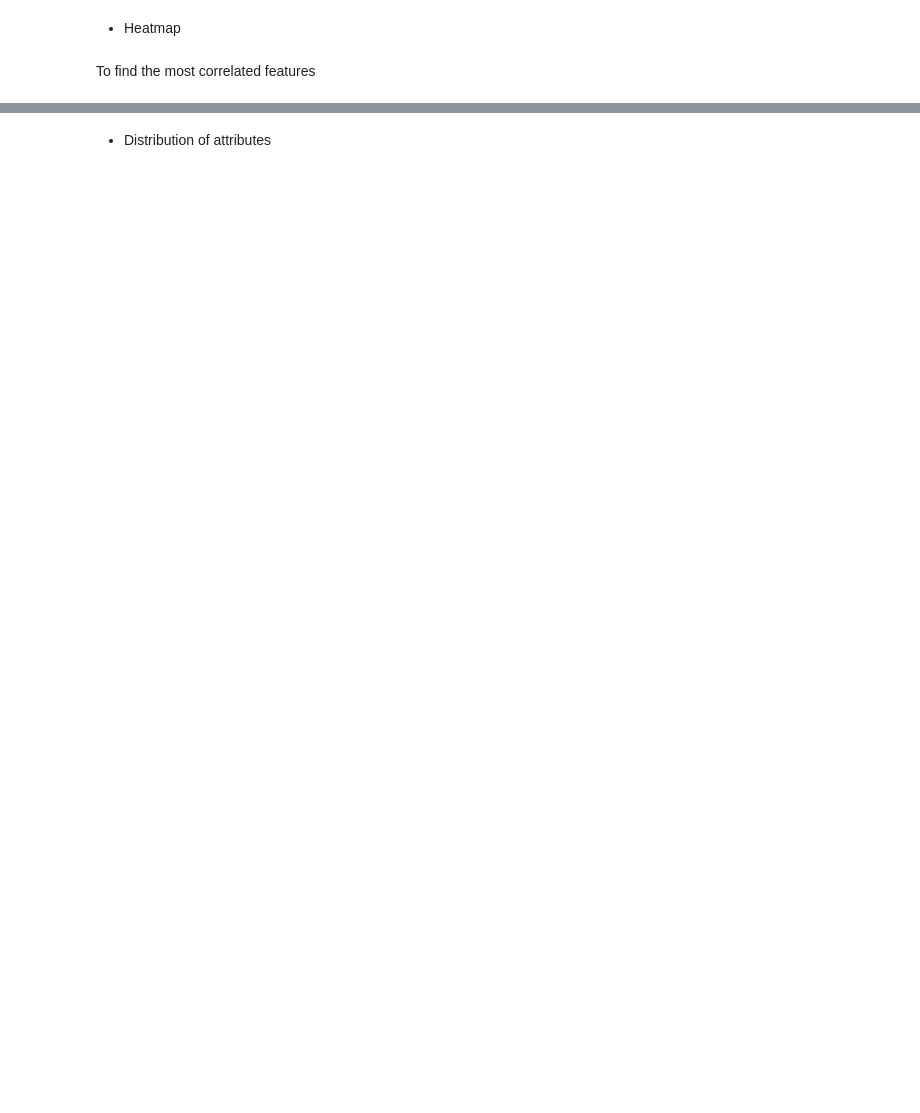
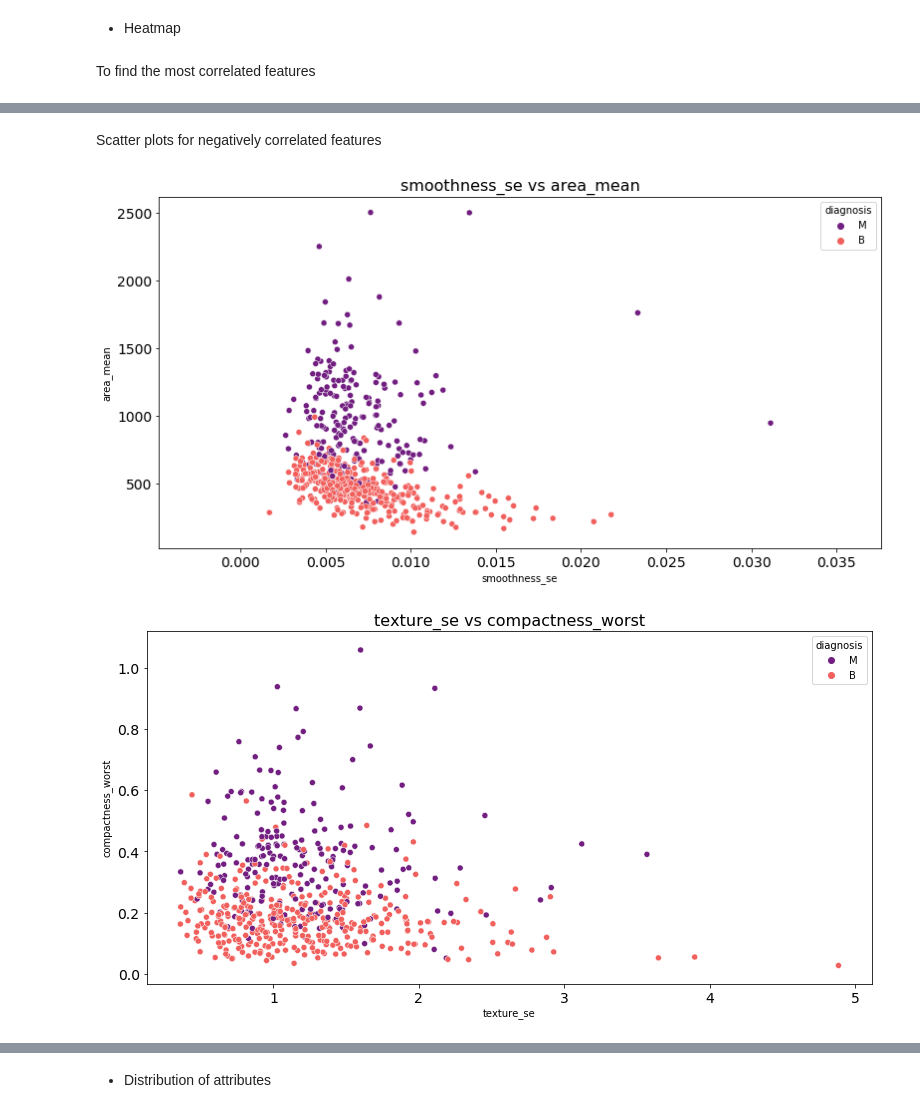
Before and after one commit to khaiyra/casualty, a Jupyter notebook: notebook/DataExploration.ipynb, the cells around one changed output, grey strips where cells are left out. Cells and saved outputs as stored; diff of their text form; code cells hidden in the pictures; blank space fills up the shorter version.

```diff
--- a/notebook/DataExploration.ipynb
+++ b/notebook/DataExploration.ipynb
@@ -174,0 +169,8 @@ sns.heatmap(data.corr(), annot = True, linewidth = 0.5, fmt = '.1f', ax = ax )
+# %% [markdown]
+Scatter plots for negatively correlated features
+# %%
+plot_scatter(data,'smoothness_se','area_mean')
+plot_scatter(data, 'texture_se', 'compactness_worst')
+# %% [output]
+[figure, added]
+[figure, added]
```
Also changed, not shown: parts of 26 cells of this notebook.
